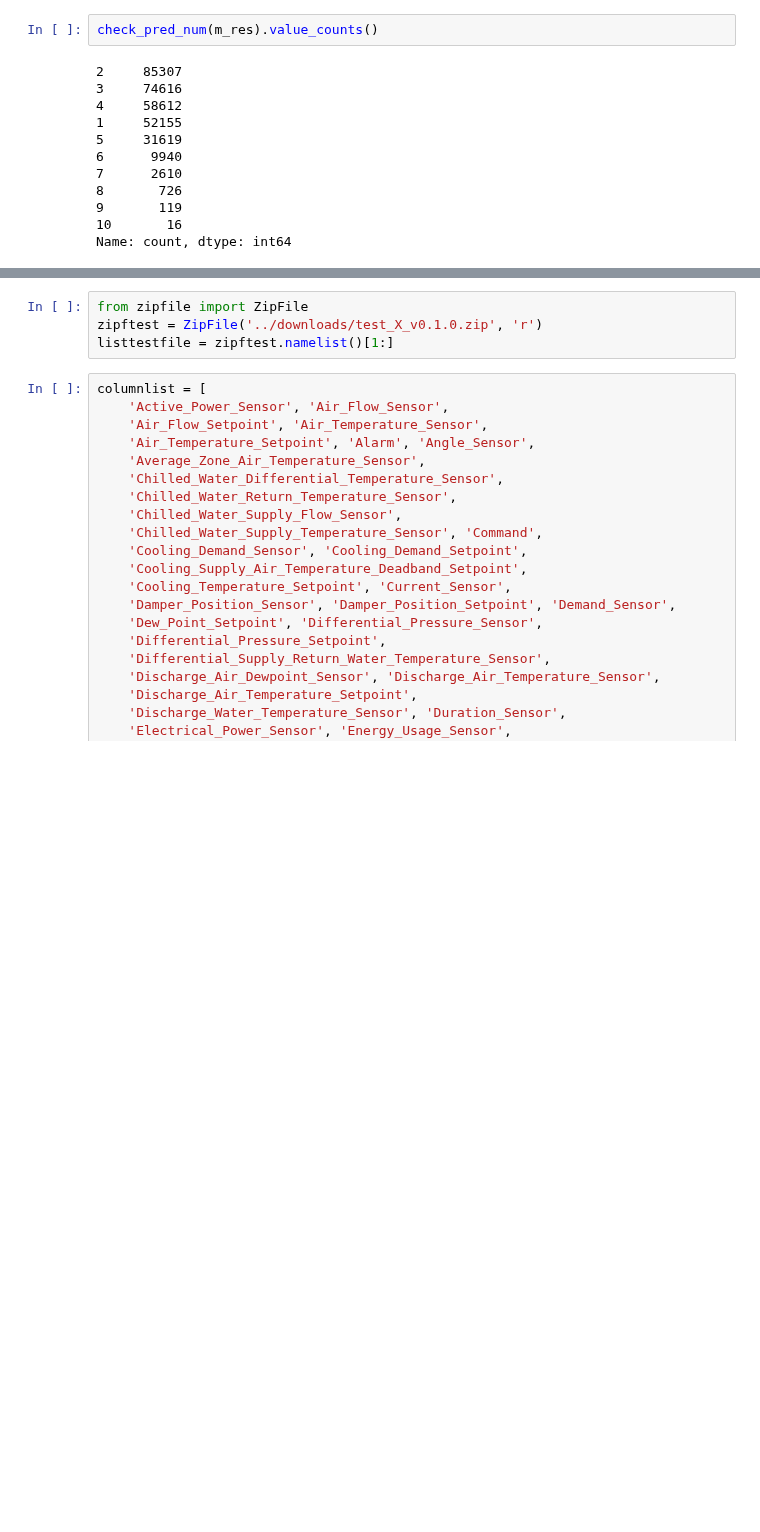
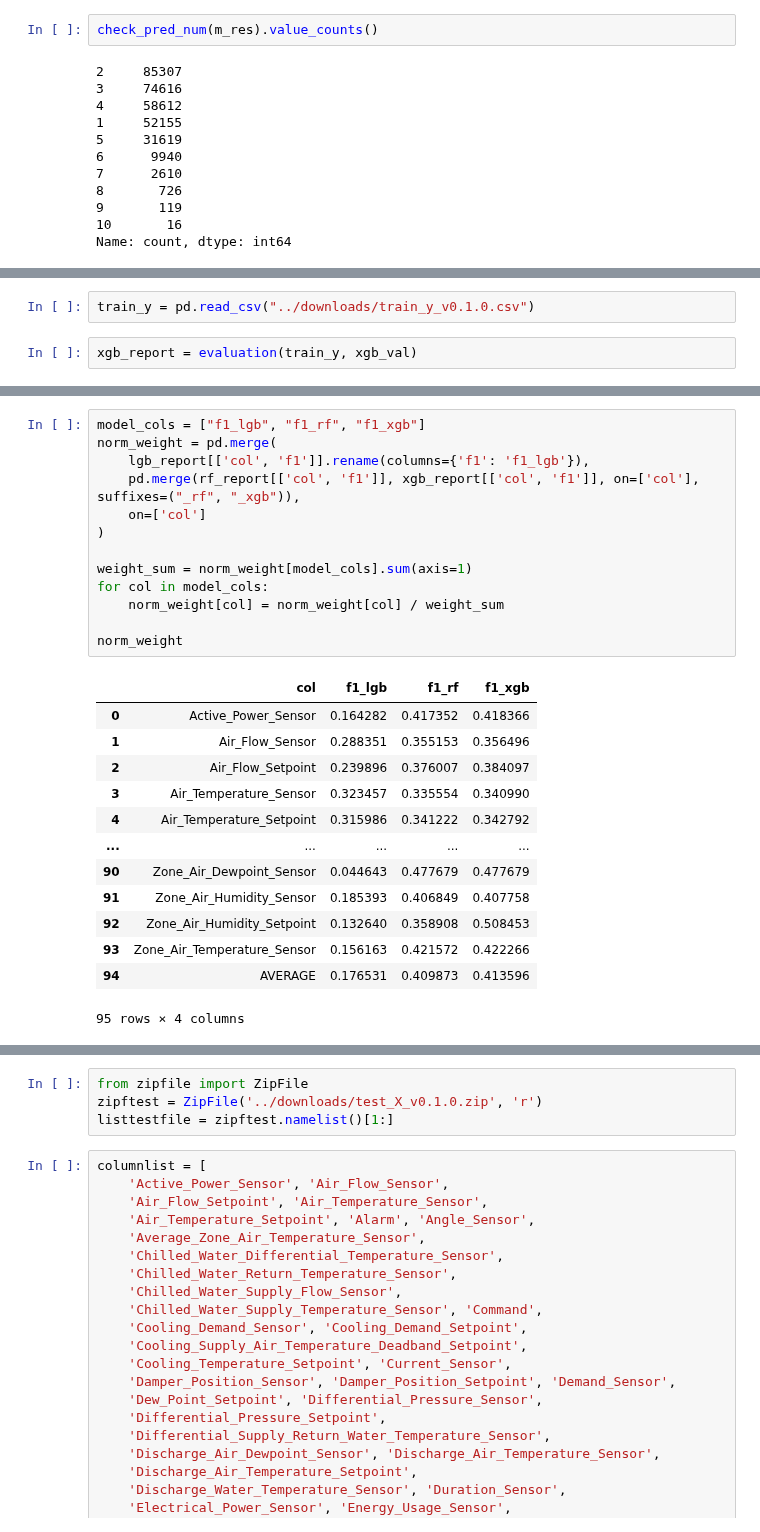
Before and after one commit to JoeZhao527/cl-bricks, a Jupyter notebook: notebooks/ensemble.ipynb, the cells around one changed output, grey strips where cells are left out. Cells and saved outputs as stored; diff of their text form; blank space fills up the shorter version.

```diff
--- a/notebooks/ensemble.ipynb
+++ b/notebooks/ensemble.ipynb
@@ -98,0 +327,4 @@ Name: count, dtype: int64
+# %%
+train_y = pd.read_csv("../downloads/train_y_v0.1.0.csv")
+# %%
+xgb_report = evaluation(train_y, xgb_val)
@@ -98,0 +347,27 @@ Name: count, dtype: int64
+# %%
+model_cols = ["f1_lgb", "f1_rf", "f1_xgb"]
+norm_weight = pd.merge(
+    lgb_report[['col', 'f1']].rename(columns={'f1': 'f1_lgb'}),
+    pd.merge(rf_report[['col', 'f1']], xgb_report[['col', 'f1']], on=['col'], suffixes=("_rf", "_xgb")),
+    on=['col']
+)
+
+weight_sum = norm_weight[model_cols].sum(axis=1)
+for col in model_cols:
+    norm_weight[col] = norm_weight[col] / weight_sum
+
+norm_weight
+# %% [output]
+|  | col | f1_lgb | f1_rf | f1_xgb |
+| 0 | Active_Power_Sensor | 0.164282 | 0.417352 | 0.418366 |
+| 1 | Air_Flow_Sensor | 0.288351 | 0.355153 | 0.356496 |
+| 2 | Air_Flow_Setpoint | 0.239896 | 0.376007 | 0.384097 |
+| 3 | Air_Temperature_Sensor | 0.323457 | 0.335554 | 0.340990 |
+| 4 | Air_Temperature_Setpoint | 0.315986 | 0.341222 | 0.342792 |
+| ... | ... | ... | ... | ... |
+| 90 | Zone_Air_Dewpoint_Sensor | 0.044643 | 0.477679 | 0.477679 |
+| 91 | Zone_Air_Humidity_Sensor | 0.185393 | 0.406849 | 0.407758 |
+| 92 | Zone_Air_Humidity_Setpoint | 0.132640 | 0.358908 | 0.508453 |
+| 93 | Zone_Air_Temperature_Sensor | 0.156163 | 0.421572 | 0.422266 |
+| 94 | AVERAGE | 0.176531 | 0.409873 | 0.413596 |
+95 rows × 4 columns
```
Also changed, not shown: parts of 25 cells of this notebook, 2 other files.
